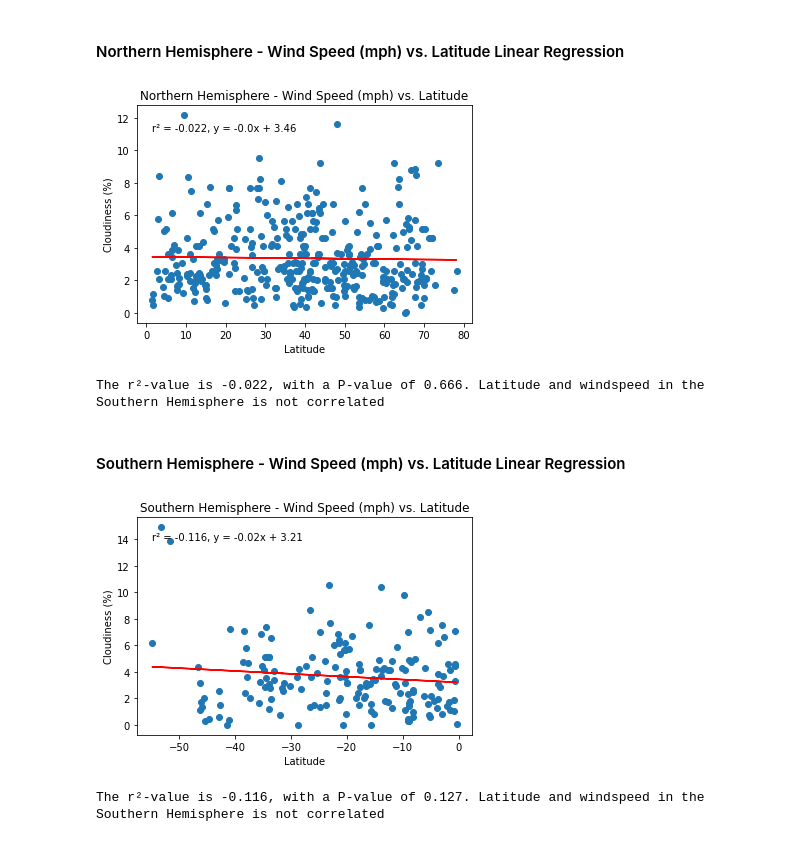
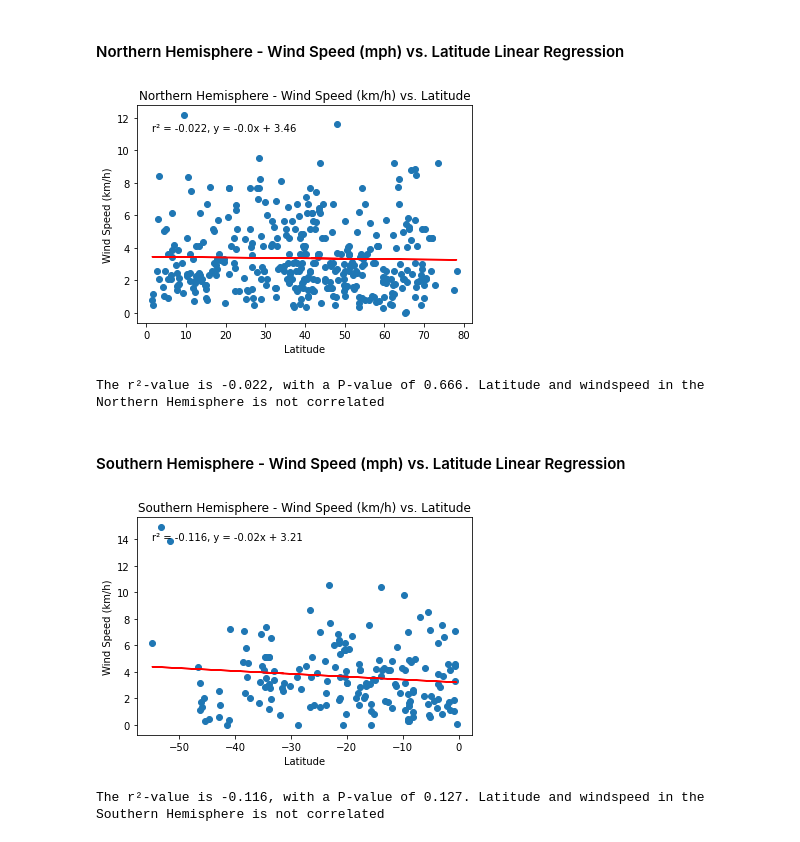
Before and after one commit to NSkinnerSci/python-api-challenge, a Jupyter notebook: WeatherPy.ipynb, the cells around one changed output. Saved outputs shown, nothing was run; the diff lists cells and outputs as text; code cells hidden in the pictures.

```diff
--- a/WeatherPy.ipynb
+++ b/WeatherPy.ipynb
@@ -278,18 +261,18 @@ The r²-value is -0.004, with a P-value of 0.959. Latitude and windspeed in the
 # %%
 latitude_data = city_df[city_df['Lat'] >= 0]['Lat']
 y_data = city_df[city_df['Lat'] >= 0]['Wind Speed']
 linreg = st.linregress(latitude_data, y_data)
 plt.scatter(latitude_data, y_data)
 plt.plot(latitude_data, latitude_data*linreg[0]+linreg[1], color = 'red')
 plt.text(min(latitude_data), max(y_data)-1,f'r\u00B2 = {round(linreg[2],3)}, y = {round(linreg[0],2)}x + {round(linreg[1],2)}')
 plt.xlabel('Latitude')
-plt.ylabel('Cloudiness (%)')
-plt.title('Northern Hemisphere - Wind Speed (mph) vs. Latitude')
+plt.ylabel('Wind Speed (km/h)')
+plt.title('Northern Hemisphere - Wind Speed (km/h) vs. Latitude')
 plt.show()
 print(f'The r\u00B2-value is {round(linreg[2],3)}, with a P-value of {round(linreg[3],3)}. Latitude and windspeed in the Northern Hemisphere is not correlated')
 # %% [output]
-[figure, old version]
+[figure, new version]
-The r²-value is -0.022, with a P-value of 0.666. Latitude and windspeed in the Southern Hemisphere is not correlated
+The r²-value is -0.022, with a P-value of 0.666. Latitude and windspeed in the Northern Hemisphere is not correlated
 # %% [markdown]
 ####  Southern Hemisphere - Wind Speed (mph) vs. Latitude Linear Regression
 # %%
@@ -300,10 +283,10 @@ plt.scatter(latitude_data, y_data)
 plt.plot(latitude_data, latitude_data*linreg[0]+linreg[1], color = 'red')
 plt.text(min(latitude_data), max(y_data)-1,f'r\u00B2 = {round(linreg[2],3)}, y = {round(linreg[0],2)}x + {round(linreg[1],2)}')
 plt.xlabel('Latitude')
-plt.ylabel('Cloudiness (%)')
-plt.title('Southern Hemisphere - Wind Speed (mph) vs. Latitude')
+plt.ylabel('Wind Speed (km/h)')
+plt.title('Southern Hemisphere - Wind Speed (km/h) vs. Latitude')
 plt.show()
 print(f'The r\u00B2-value is {round(linreg[2],3)}, with a P-value of {round(linreg[3],3)}. Latitude and windspeed in the Southern Hemisphere is not correlated')
 # %% [output]
-[figure, old version]
+[figure, new version]
 The r²-value is -0.116, with a P-value of 0.127. Latitude and windspeed in the Southern Hemisphere is not correlated
```
Also changed, not shown: parts of 6 cells of this notebook, 5 other files.
